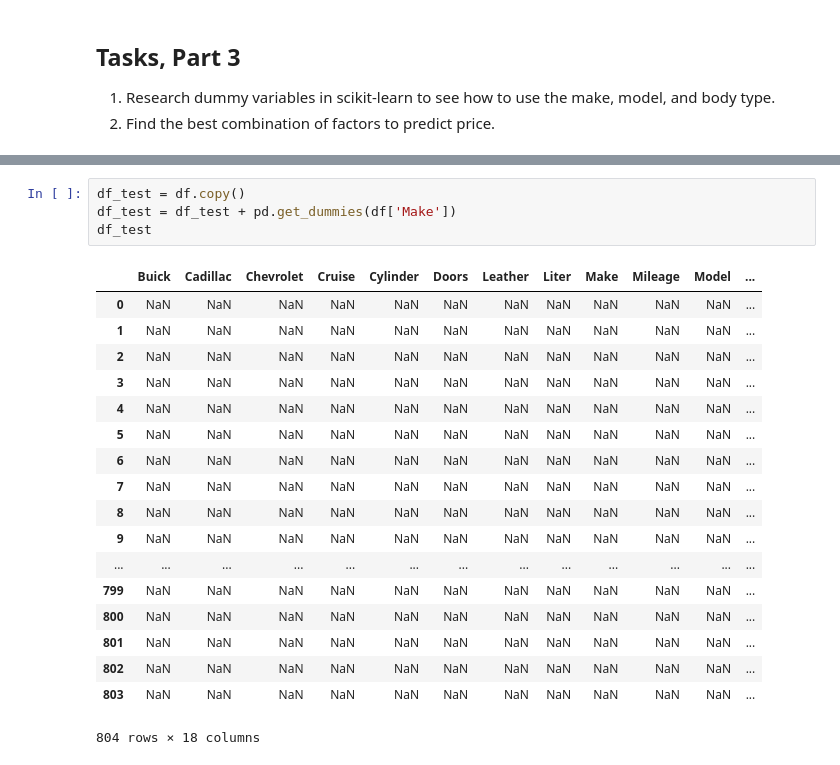
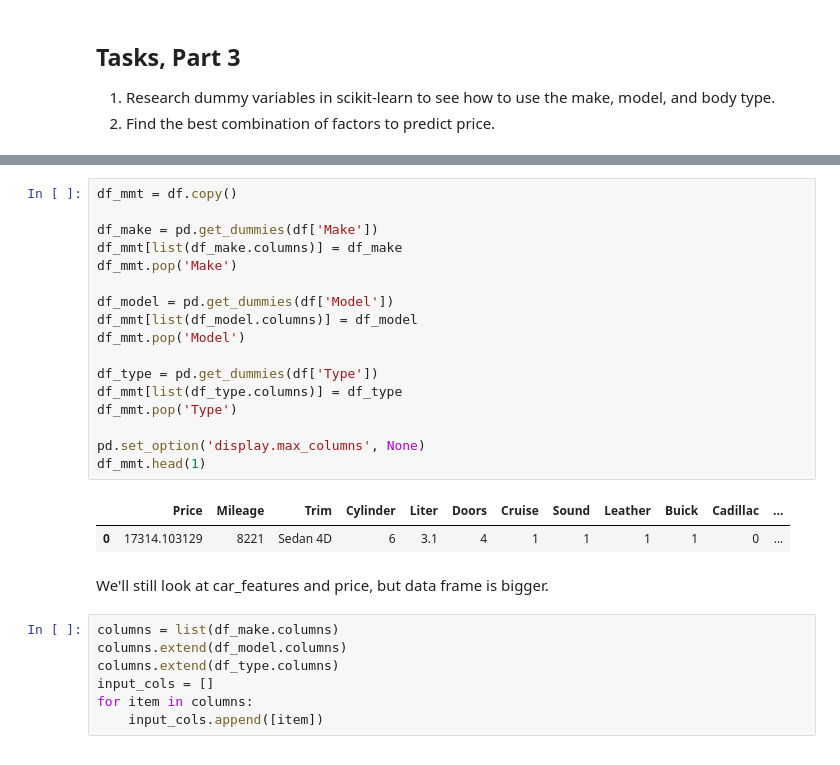
Before and after one commit to ahartz1/car-linear-regression, a Jupyter notebook: car-worth.ipynb, the cells around one changed output, grey strips where cells are left out. Saved outputs shown, nothing was run; the diff lists cells and outputs as text.

Commit message:
Add column list, calculation by each with Mileage and Cylinder

```diff
--- a/car-worth.ipynb
+++ b/car-worth.ipynb
@@ -185,26 +192,32 @@ for score in score_list2:
 -2.22044604925e-16 ('Cylinder', 'Liter', 'Doors')
 -2.22044604925e-16 ('Cylinder', 'Liter')
 -2.22044604925e-16 ('Liter',)
-# %%
-df_test = df.copy()
-df_test = df_test + pd.get_dummies(df['Make'])
-df_test
-# %% [output]
-|  | Buick | Cadillac | Chevrolet | Cruise | Cylinder | Doors | Leather | Liter | Make | Mileage | Model | ... |
-| 0 | NaN | NaN | NaN | NaN | NaN | NaN | NaN | NaN | NaN | NaN | NaN | ... |
-| 1 | NaN | NaN | NaN | NaN | NaN | NaN | NaN | NaN | NaN | NaN | NaN | ... |
-| 2 | NaN | NaN | NaN | NaN | NaN | NaN | NaN | NaN | NaN | NaN | NaN | ... |
-| 3 | NaN | NaN | NaN | NaN | NaN | NaN | NaN | NaN | NaN | NaN | NaN | ... |
-| 4 | NaN | NaN | NaN | NaN | NaN | NaN | NaN | NaN | NaN | NaN | NaN | ... |
-| 5 | NaN | NaN | NaN | NaN | NaN | NaN | NaN | NaN | NaN | NaN | NaN | ... |
-| 6 | NaN | NaN | NaN | NaN | NaN | NaN | NaN | NaN | NaN | NaN | NaN | ... |
-| 7 | NaN | NaN | NaN | NaN | NaN | NaN | NaN | NaN | NaN | NaN | NaN | ... |
-| 8 | NaN | NaN | NaN | NaN | NaN | NaN | NaN | NaN | NaN | NaN | NaN | ... |
-| 9 | NaN | NaN | NaN | NaN | NaN | NaN | NaN | NaN | NaN | NaN | NaN | ... |
-| ... | ... | ... | ... | ... | ... | ... | ... | ... | ... | ... | ... | ... |
-| 799 | NaN | NaN | NaN | NaN | NaN | NaN | NaN | NaN | NaN | NaN | NaN | ... |
-| 800 | NaN | NaN | NaN | NaN | NaN | NaN | NaN | NaN | NaN | NaN | NaN | ... |
-| 801 | NaN | NaN | NaN | NaN | NaN | NaN | NaN | NaN | NaN | NaN | NaN | ... |
-| 802 | NaN | NaN | NaN | NaN | NaN | NaN | NaN | NaN | NaN | NaN | NaN | ... |
-| 803 | NaN | NaN | NaN | NaN | NaN | NaN | NaN | NaN | NaN | NaN | NaN | ... |
-804 rows × 18 columns
+# %%
+df_mmt = df.copy()
+
+df_make = pd.get_dummies(df['Make'])
+df_mmt[list(df_make.columns)] = df_make
+df_mmt.pop('Make')
+
+df_model = pd.get_dummies(df['Model'])
+df_mmt[list(df_model.columns)] = df_model
+df_mmt.pop('Model')
+
+df_type = pd.get_dummies(df['Type'])
+df_mmt[list(df_type.columns)] = df_type
+df_mmt.pop('Type')
+
+pd.set_option('display.max_columns', None)
+df_mmt.head(1)
+# %% [output]
+|  | Price | Mileage | Trim | Cylinder | Liter | Doors | Cruise | Sound | Leather | Buick | Cadillac | ... |
+| 0 | 17314.103129 | 8221 | Sedan 4D | 6 | 3.1 | 4 | 1 | 1 | 1 | 1 | 0 | ... |
+# %% [markdown]
+We'll still look at car_features and price, but data frame is bigger.
+# %%
+columns = list(df_make.columns)
+columns.extend(df_model.columns)
+columns.extend(df_type.columns)
+input_cols = []
+for item in columns:
+    input_cols.append([item])
```
Also changed, not shown: parts of 6 cells of this notebook.
